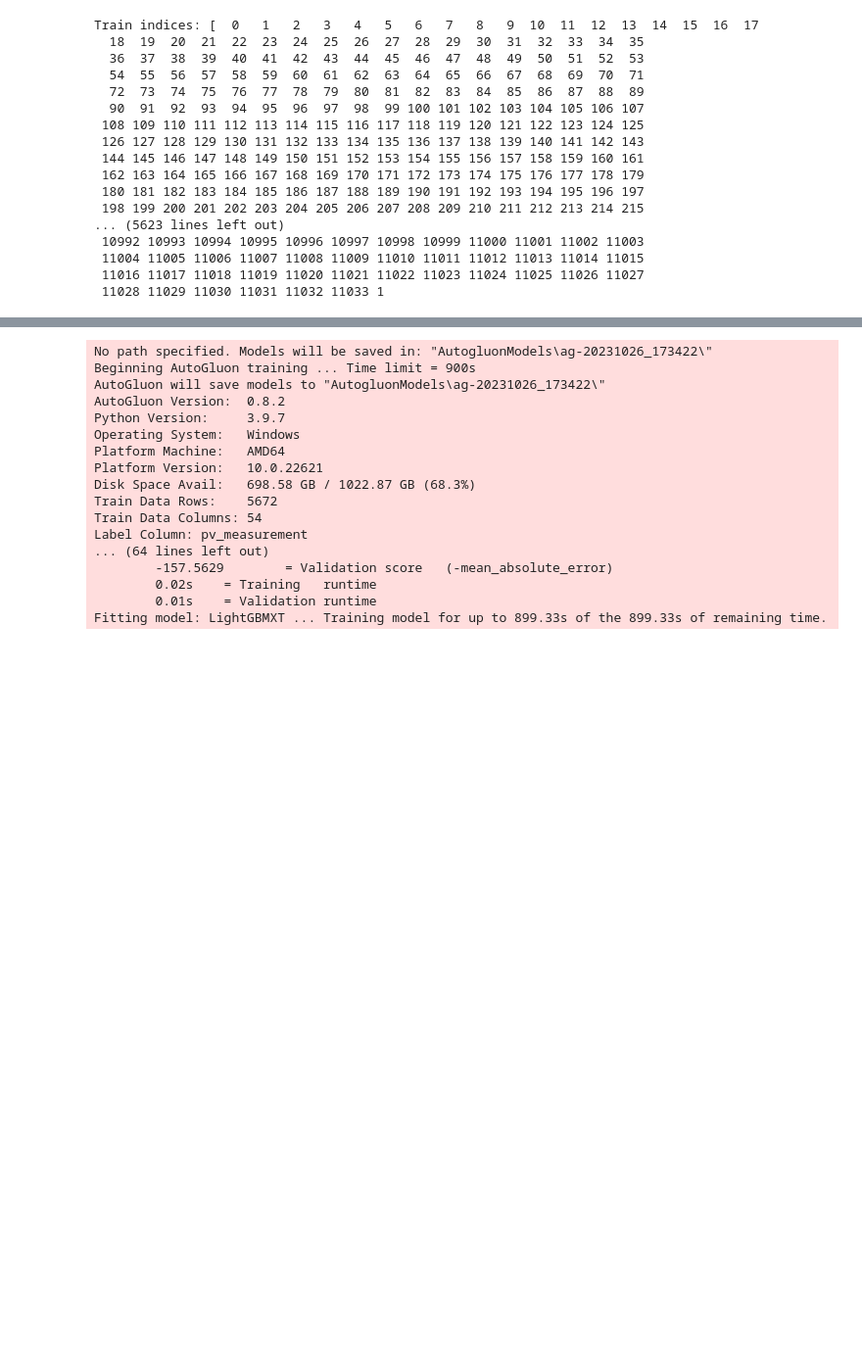
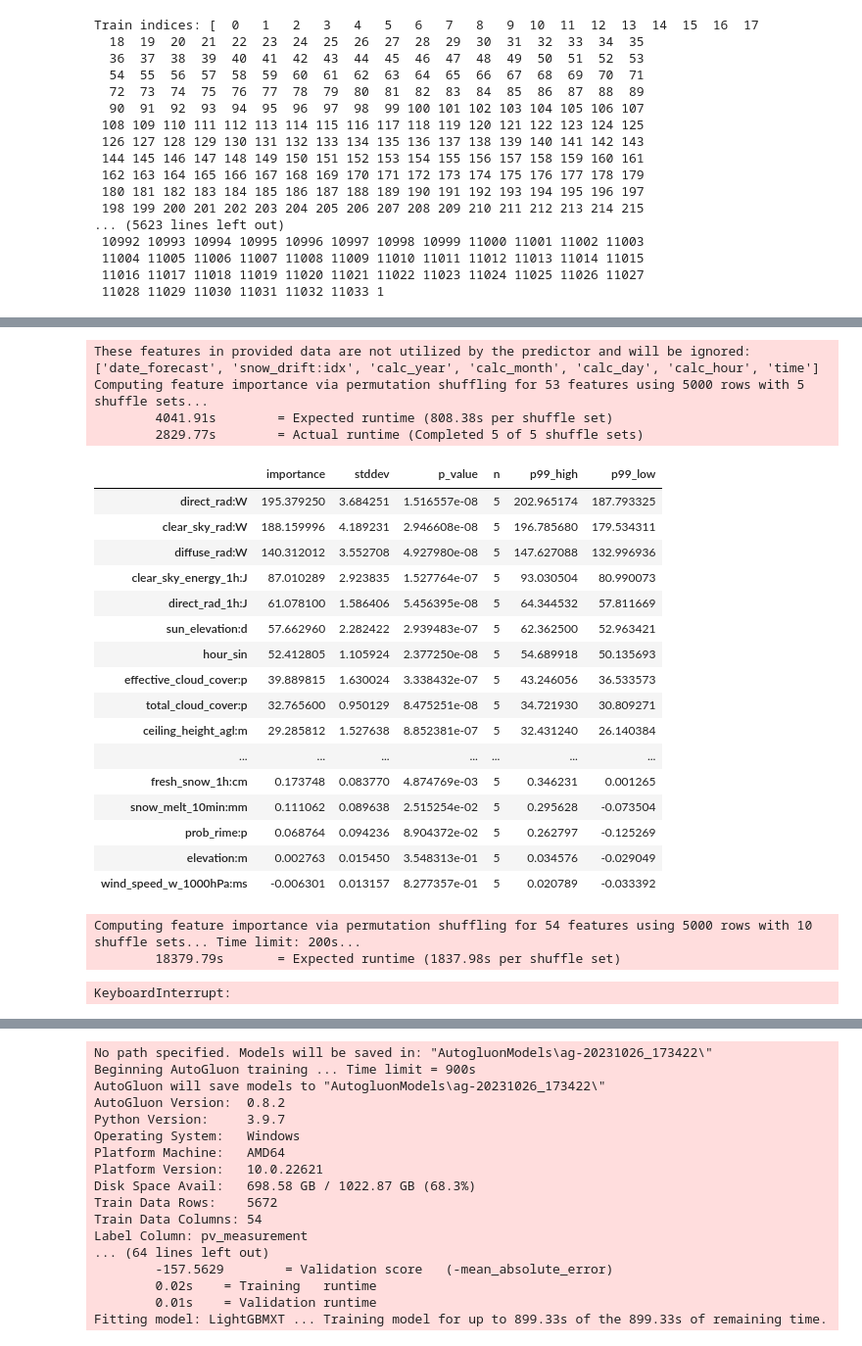
Before and after one commit to henningolweus/MLprosjekt, a Jupyter notebook: data/autogluon.ipynb, the cells around one changed output, grey strips where cells are left out. Shown at 98% size. Saved outputs shown, nothing was run; the diff lists cells and outputs as text; code cells hidden in the pictures; blank space fills up the shorter version.

```diff
--- a/data/autogluon.ipynb
+++ b/data/autogluon.ipynb
@@ -237,3 +252,33 @@ predictor_c.leaderboard(train_data_c, silent=True)
+# %%
+predictor_a.feature_importance(train_)
+# %% [output]
+These features in provided data are not utilized by the predictor and will be ignored: ['date_forecast', 'snow_drift:idx', 'calc_year', 'calc_month', 'calc_day', 'calc_hour', 'time']
+Computing feature importance via permutation shuffling for 53 features using 5000 rows with 5 shuffle sets...
+        4041.91s        = Expected runtime (808.38s per shuffle set)
+        2829.77s        = Actual runtime (Completed 5 of 5 shuffle sets)
+|  | importance | stddev | p_value | n | p99_high | p99_low |
+| direct_rad:W | 195.379250 | 3.684251 | 1.516557e-08 | 5 | 202.965174 | 187.793325 |
+| clear_sky_rad:W | 188.159996 | 4.189231 | 2.946608e-08 | 5 | 196.785680 | 179.534311 |
+| diffuse_rad:W | 140.312012 | 3.552708 | 4.927980e-08 | 5 | 147.627088 | 132.996936 |
+| clear_sky_energy_1h:J | 87.010289 | 2.923835 | 1.527764e-07 | 5 | 93.030504 | 80.990073 |
+| direct_rad_1h:J | 61.078100 | 1.586406 | 5.456395e-08 | 5 | 64.344532 | 57.811669 |
+| sun_elevation:d | 57.662960 | 2.282422 | 2.939483e-07 | 5 | 62.362500 | 52.963421 |
+| hour_sin | 52.412805 | 1.105924 | 2.377250e-08 | 5 | 54.689918 | 50.135693 |
+| effective_cloud_cover:p | 39.889815 | 1.630024 | 3.338432e-07 | 5 | 43.246056 | 36.533573 |
+| total_cloud_cover:p | 32.765600 | 0.950129 | 8.475251e-08 | 5 | 34.721930 | 30.809271 |
+| ceiling_height_agl:m | 29.285812 | 1.527638 | 8.852381e-07 | 5 | 32.431240 | 26.140384 |
+| ... | ... | ... | ... | ... | ... | ... |
+| fresh_snow_1h:cm | 0.173748 | 0.083770 | 4.874769e-03 | 5 | 0.346231 | 0.001265 |
+| snow_melt_10min:mm | 0.111062 | 0.089638 | 2.515254e-02 | 5 | 0.295628 | -0.073504 |
+| prob_rime:p | 0.068764 | 0.094236 | 8.904372e-02 | 5 | 0.262797 | -0.125269 |
+| elevation:m | 0.002763 | 0.015450 | 3.548313e-01 | 5 | 0.034576 | -0.029049 |
+| wind_speed_w_1000hPa:ms | -0.006301 | 0.013157 | 8.277357e-01 | 5 | 0.020789 | -0.033392 |
+# %%
+predictor_b.feature_importance(train_data_a, time_limit = 200)
+# %% [output]
+Computing feature importance via permutation shuffling for 54 features using 5000 rows with 10 shuffle sets... Time limit: 200s...
+        18379.79s       = Expected runtime (1837.98s per shuffle set)
+KeyboardInterrupt:
 # %%
 y_pred_a = predictor_a.predict(test_data_a)
 y_pred_a=pd.DataFrame(y_pred_a,columns=['pv_measurement'])
```
Also changed, not shown: parts of 14 cells of this notebook, 4 other files.
